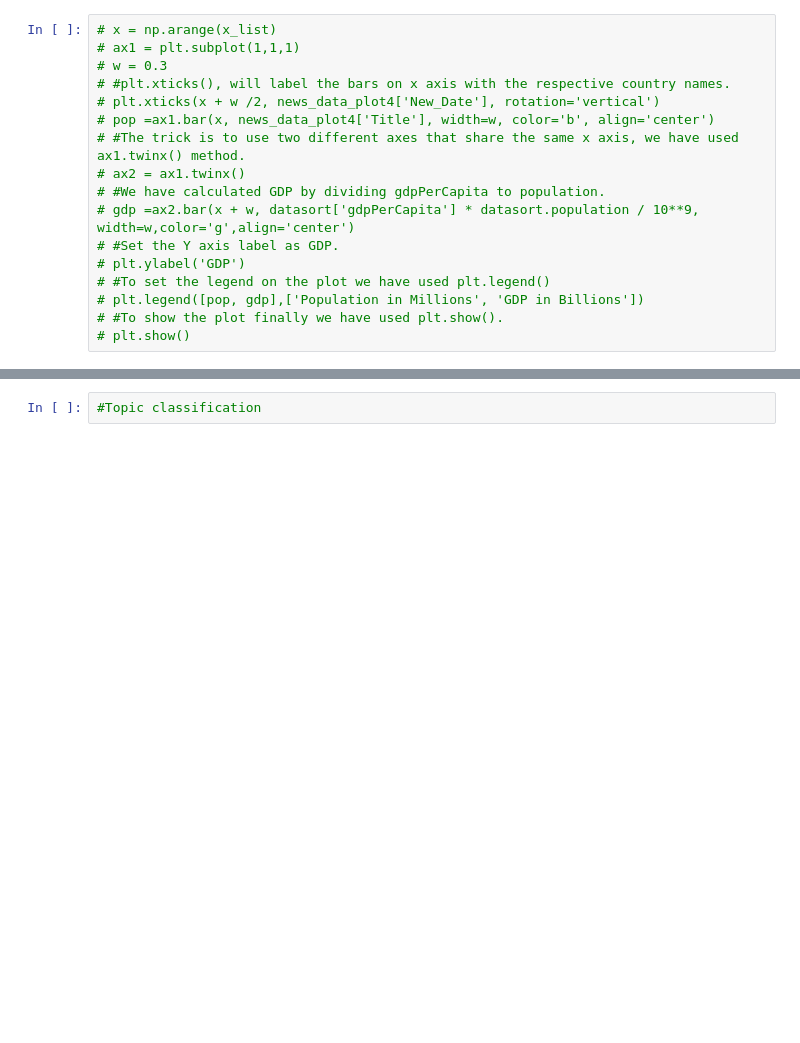
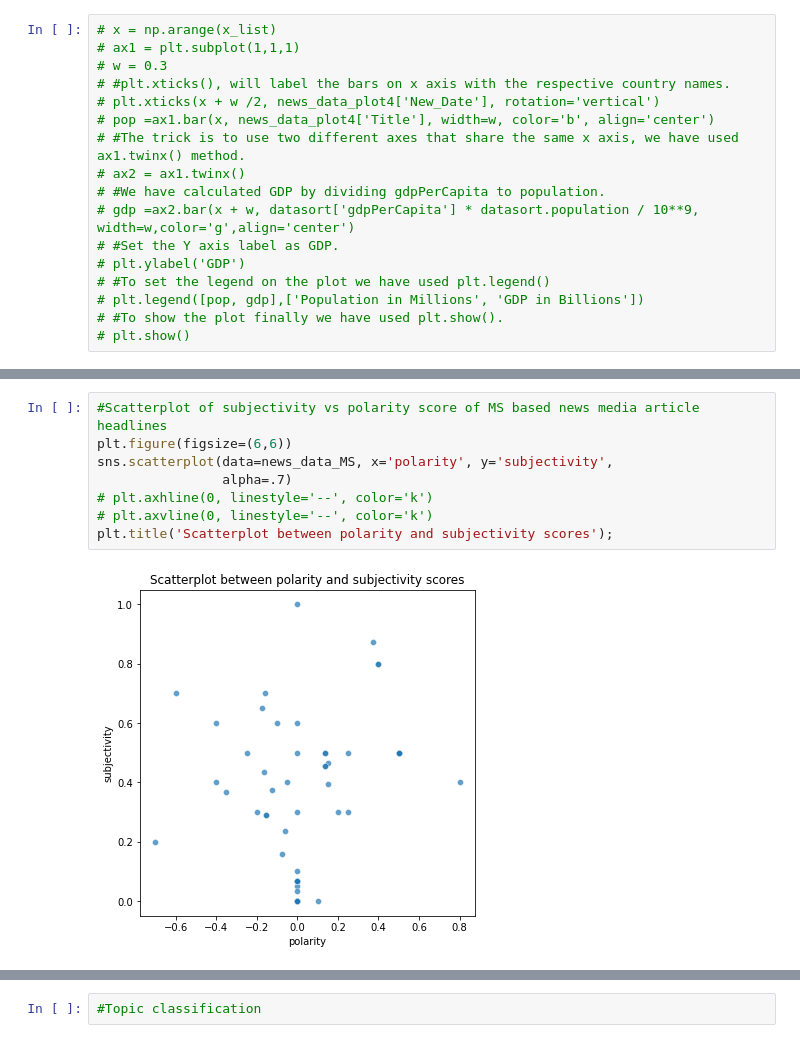
Before and after one commit to rishabhstha/JacksonWaterCrisisAnalysisML, a Jupyter notebook: newsAnalysis.ipynb, the cells around one changed output, grey strips where cells are left out. Cells and saved outputs as stored; diff of their text form; blank space fills up the shorter version.

```diff
--- a/newsAnalysis.ipynb
+++ b/newsAnalysis.ipynb
@@ -592,0 +678,10 @@ See the caveats in the documentation: https://pandas.pydata.org/pandas-docs/stab
+# %%
+#Scatterplot of subjectivity vs polarity score of MS based news media article headlines
+plt.figure(figsize=(6,6))
+sns.scatterplot(data=news_data_MS, x='polarity', y='subjectivity',
+                alpha=.7)
+# plt.axhline(0, linestyle='--', color='k')
+# plt.axvline(0, linestyle='--', color='k')
+plt.title('Scatterplot between polarity and subjectivity scores');
+# %% [output]
+[figure, added]
```
Also changed, not shown: parts of 22 cells of this notebook.
